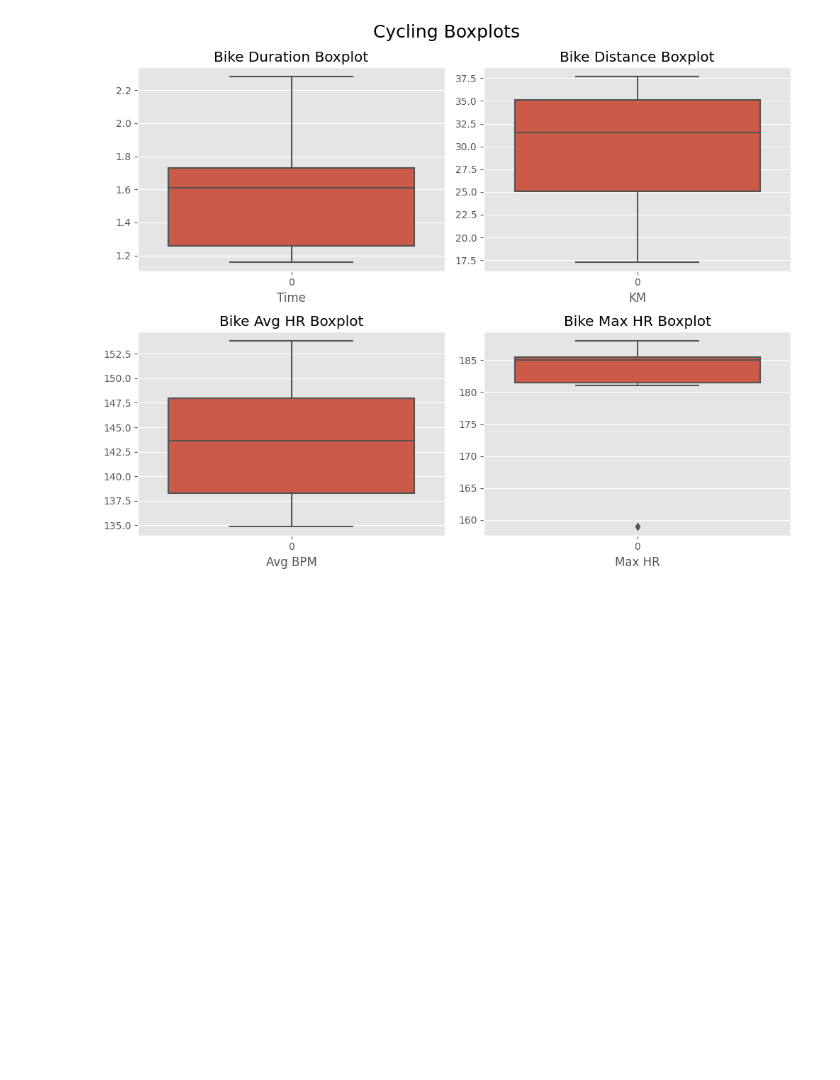
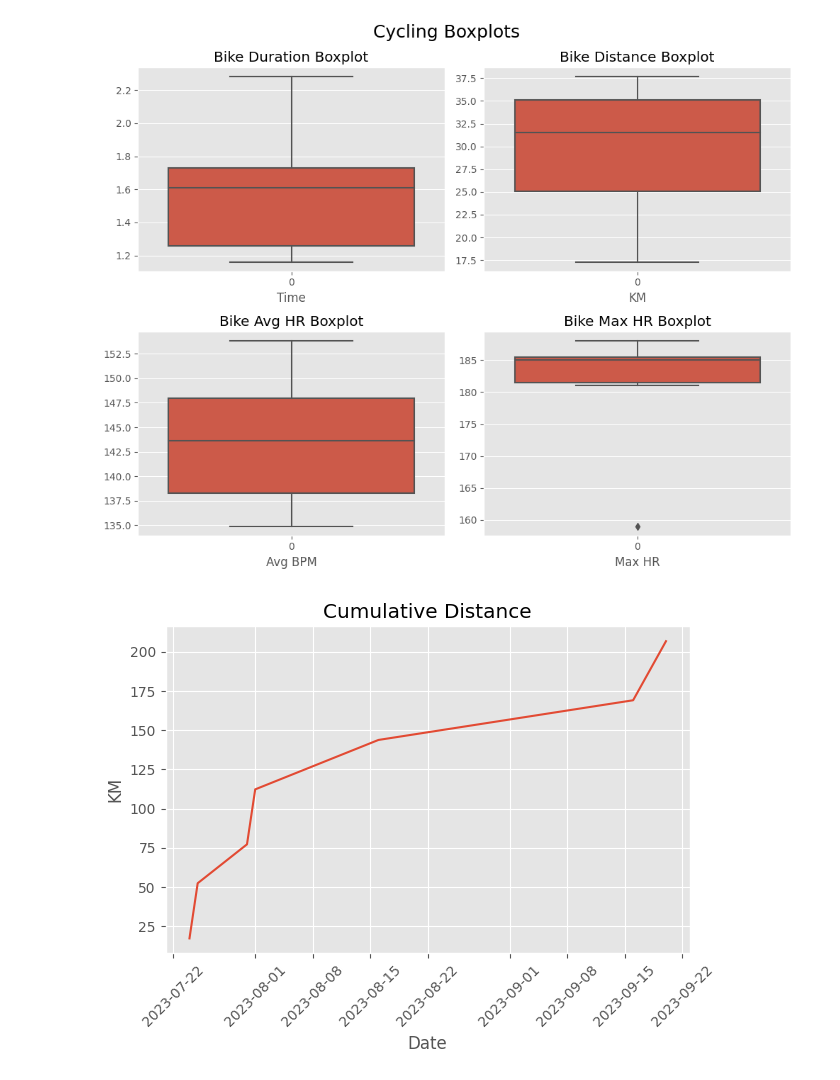
Before and after one commit to palmerac/Elevate, a Jupyter notebook: bikeStats.ipynb, the cells around one changed output. Saved outputs shown, nothing was run; the diff lists cells and outputs as text; code cells hidden in the pictures; blank space fills up the shorter version.

```diff
--- a/bikeStats.ipynb
+++ b/bikeStats.ipynb
@@ -12,5 +12,7 @@ plt.style.use('ggplot')
 df = pd.read_csv('bikeStats.csv')
 df = df.drop(['Type', '/km'], axis=1)
 df['CumSum'] = df['km'].cumsum()
-df
+df['Date'] = pd.to_datetime(df['Date'])
+df.set_index('Date', inplace=True)
+df.info()
 # %% [output]
@@ -99,3 +110,14 @@ plt.savefig('Graphs/Bike Boxplots.png', dpi=600)
 plt.show()
 # %% [output]
 [figure]
+# %%
+plt.plot(df.index, df['CumSum'])
+plt.title('Cumulative Distance')
+plt.xlabel('Date')
+plt.ylabel('KM')
+plt.xticks(rotation=45)
+plt.tight_layout()
+plt.savefig('Graphs/BCumulative Distance.png', dpi=600)
+plt.show()
+# %% [output]
+[figure, added]
```
Also changed, not shown: parts of 3 cells of this notebook, 9 other files.
